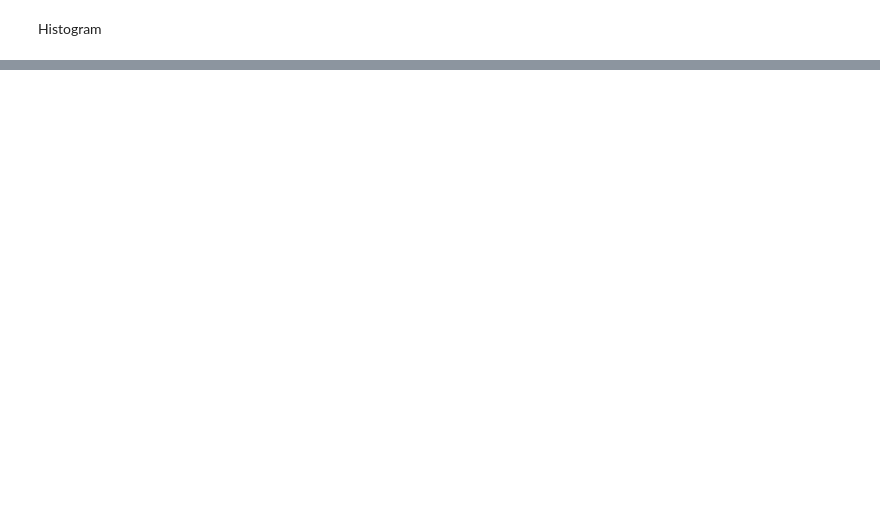
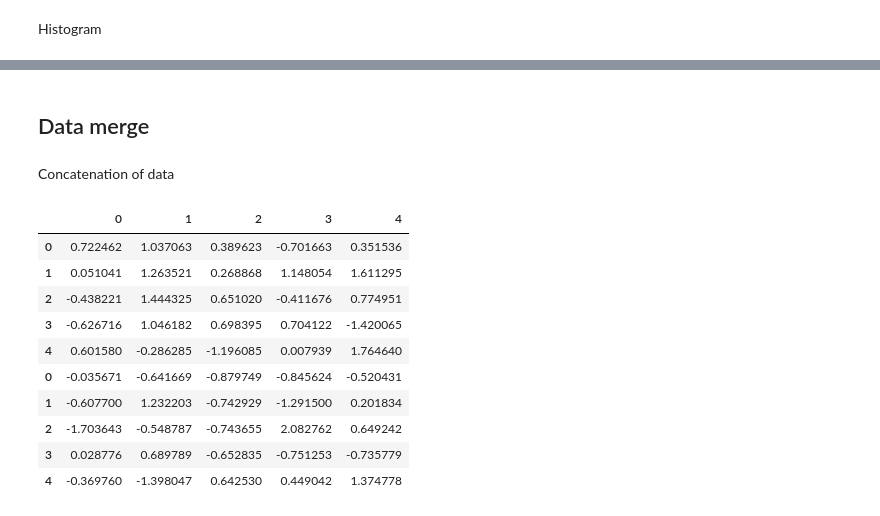
Before and after one commit to mprzybylak/minefields-pandas, a Jupyter notebook: HelloWorld.ipynb, the cells around one changed output, grey strips where cells are left out. Saved outputs shown, nothing was run; the diff lists cells and outputs as text; code cells hidden in the pictures; blank space fills up the shorter version.

Commit message:
merge and grouping

```diff
--- a/HelloWorld.ipynb
+++ b/HelloWorld.ipynb
@@ -458 +457,22 @@ df_operations['Two'].value_counts()
 Name: Two, dtype: int64
+# %% [markdown]
+## Data merge
+# %% [markdown]
+Concatenation of data
+# %%
+df_first = pd.DataFrame(np.random.randn(5, 5))
+df_second = pd.DataFrame(np.random.randn(5, 5))
+
+pd.concat([df_first, df_second])
+# %% [output]
+|  | 0 | 1 | 2 | 3 | 4 |
+| 0 | 0.722462 | 1.037063 | 0.389623 | -0.701663 | 0.351536 |
+| 1 | 0.051041 | 1.263521 | 0.268868 | 1.148054 | 1.611295 |
+| 2 | -0.438221 | 1.444325 | 0.651020 | -0.411676 | 0.774951 |
+| 3 | -0.626716 | 1.046182 | 0.698395 | 0.704122 | -1.420065 |
+| 4 | 0.601580 | -0.286285 | -1.196085 | 0.007939 | 1.764640 |
+| 0 | -0.035671 | -0.641669 | -0.879749 | -0.845624 | -0.520431 |
+| 1 | -0.607700 | 1.232203 | -0.742929 | -1.291500 | 0.201834 |
+| 2 | -1.703643 | -0.548787 | -0.743655 | 2.082762 | 0.649242 |
+| 3 | 0.028776 | 0.689789 | -0.652835 | -0.751253 | -0.735779 |
+| 4 | -0.369760 | -1.398047 | 0.642530 | 0.449042 | 1.374778 |
```
Also changed, not shown: parts of 47 cells of this notebook.
